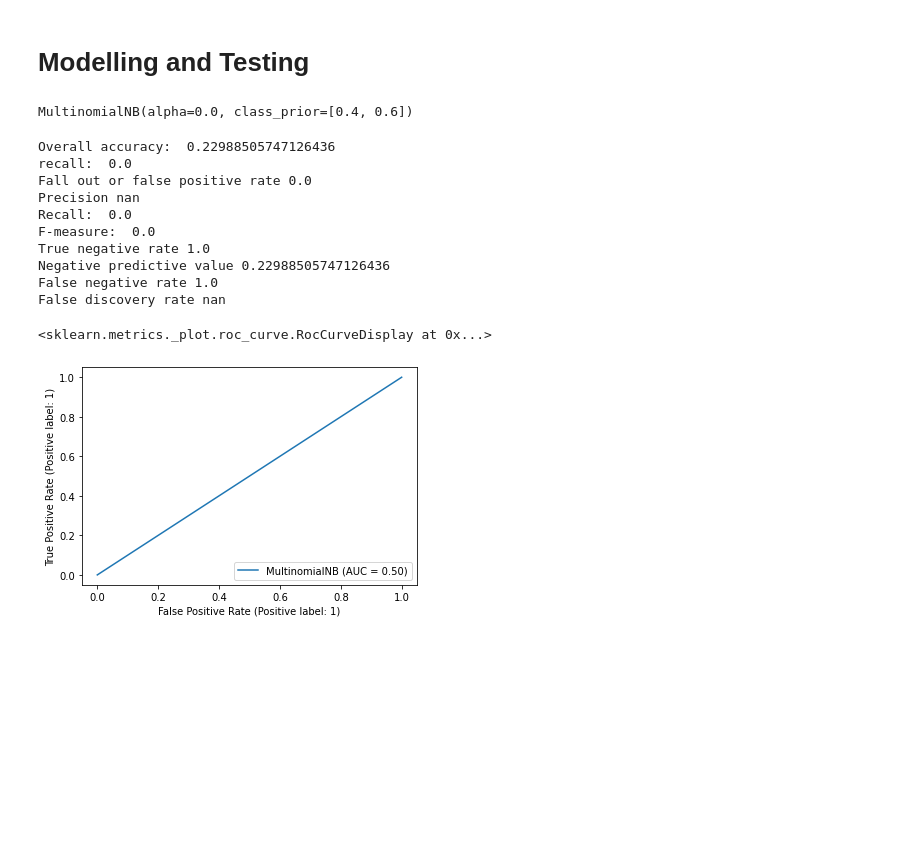
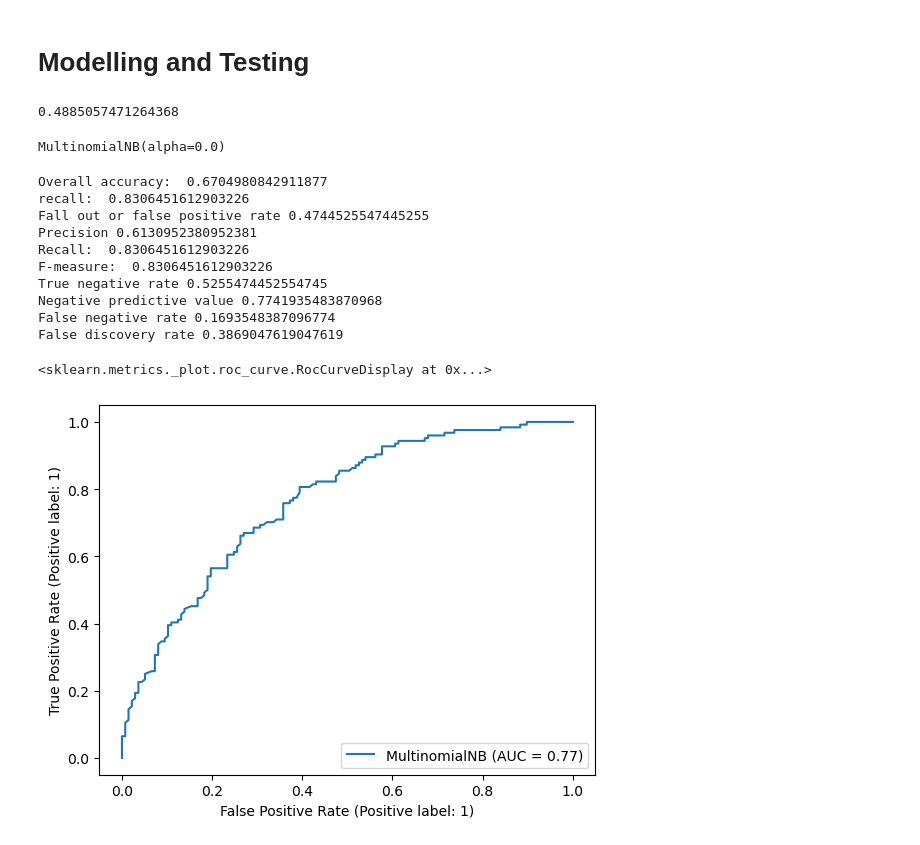
Before and after one commit to DuplexCard/F20DL-Natalia-G4, a Jupyter notebook: lab5.ipynb, the cells around one changed output. Drawn from its saved outputs; the diff is of its cells as text; code cells hidden in the pictures; blank space fills up the shorter version.

```diff
--- a/lab5.ipynb
+++ b/lab5.ipynb
@@ -112,16 +107,22 @@ target = df["reason_reputation"].to_numpy().reshape(-1,1)
+# %%
+features = df3.iloc[:,:-1].to_numpy()
+target = df3.iloc[:,-1].to_numpy()
+target = target > target.mean()
+target.mean()
+# %% [output]
+0.4885057471264368
 # %%
-(x_train, x_test, y_train, y_test) = train_test_split(features, target, test_size=0.25)
-
-model = MultinomialNB(alpha=0.0, class_prior=[0.4, 0.6])
+(x_train, x_test, y_train, y_test) = train_test_split(features, target.astype(int).ravel(), test_size=0.25)
+model = MultinomialNB(alpha=0.0)
 model.fit(x_train, y_train)
 # %% [output]
-MultinomialNB(alpha=0.0, class_prior=[0.4, 0.6])
+MultinomialNB(alpha=0.0)
 # %%
 
 predicted = model.predict(x_test)
 
 #I obtain the confusion matrix
-cm = confusion_matrix(y_test, predicted)
+cm = np.flip(confusion_matrix(y_test, predicted))
 
 FP = cm[1,0]
 FN = cm[0,1]
@@ -147,43 +148,43 @@ PPV = TP/(TP+FP)
 print("Precision", PPV)
 
 # Sensitivity, hit rate, recall, or true positive rate
 TPR = TP/(TP+FN)
 print("Recall: ", TPR)
 
 # F-measure
 FM = (2*TPR*PPV)/(TPR+PPV)
 print("F-measure: ", TPR)
 
 # Specificity or true negative rate
 TNR = TN/(TN+FP)
 print("True negative rate", TNR)
 
 # Negative predictive value
 NPV = TN/(TN+FN)
 print("Negative predictive value", NPV)
 
 # False negative rate
 FNR = FN/(TP+FN)
 print("False negative rate", FNR)
 
 # False discovery rate
 FDR = FP/(TP+FP)
 print("False discovery rate", FDR)
 
 # ROC curve (true positive / false positive)
 plot_roc_curve(model, x_test, y_test)
 # %% [output]
-Overall accuracy:  0.22988505747126436
-recall:  0.0
-Fall out or false positive rate 0.0
-Precision nan
-Recall:  0.0
-F-measure:  0.0
-True negative rate 1.0
-Negative predictive value 0.22988505747126436
-False negative rate 1.0
-False discovery rate nan
+Overall accuracy:  0.6704980842911877
+recall:  0.8306451612903226
+Fall out or false positive rate 0.4744525547445255
+Precision 0.6130952380952381
+Recall:  0.8306451612903226
+F-measure:  0.8306451612903226
+True negative rate 0.5255474452554745
+Negative predictive value 0.7741935483870968
+False negative rate 0.1693548387096774
+False discovery rate 0.3869047619047619
 <sklearn.metrics._plot.roc_curve.RocCurveDisplay at 0x...>
-[figure, old version]
+[figure, new version]
 # %%
 # Plot the confusion matrix
```
Also changed, not shown: parts of 10 cells of this notebook.
